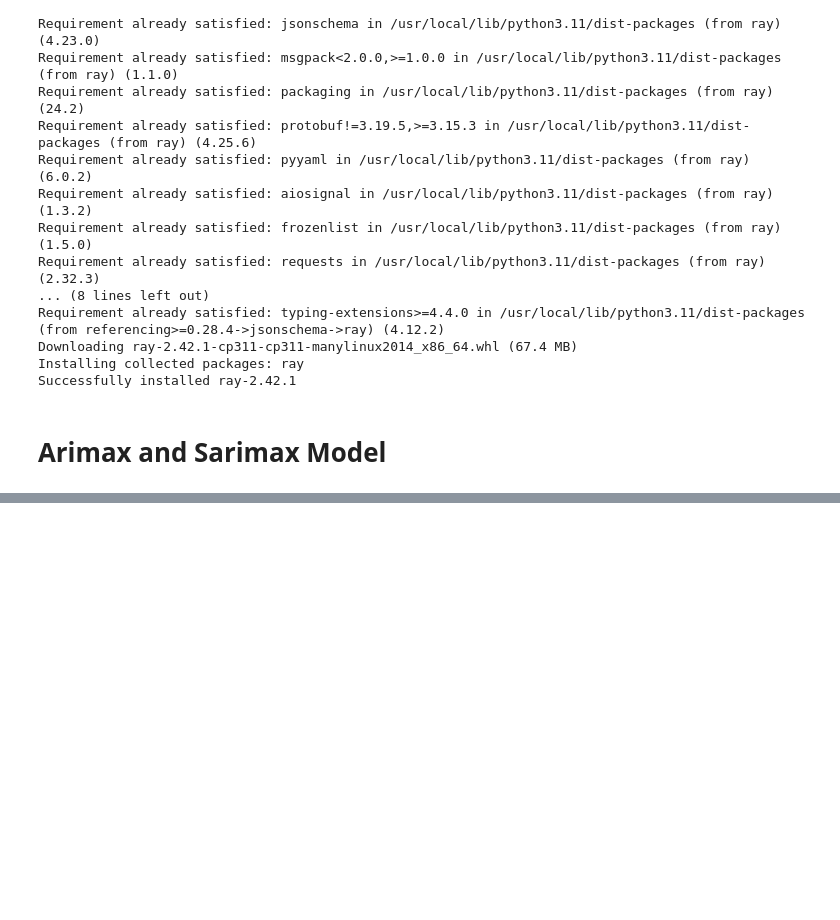
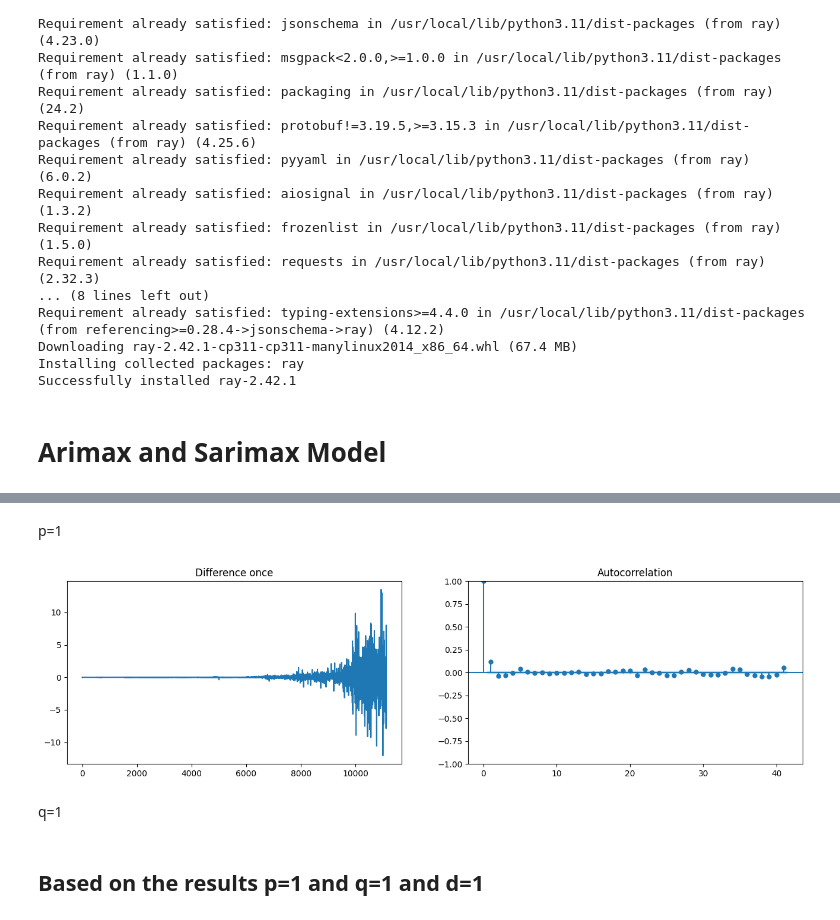
Before and after one commit to Kanchan786786/Capstone_project-, a Jupyter notebook: Capstone Models1.ipynb, the cells around one changed output, grey strips where cells are left out. Cells and saved outputs as stored; diff of their text form; code cells hidden in the pictures; blank space fills up the shorter version.

```diff
--- a/Capstone Models1.ipynb
+++ b/Capstone Models1.ipynb
@@ -1177,0 +1369,17 @@ warnings.simplefilter(action='ignore', category=pd.errors.SettingWithCopyWarning
+# %% [markdown]
+p=1
+# %%
+diff =df.High.diff().dropna()
+
+fig,(ax1,ax2) = plt.subplots(1,2, figsize=(16,4))
+
+ax1.plot(diff)
+ax1.set_title("Difference once")
+ax2.set_ylim(0,1)
+plot_acf(diff,ax=ax2);
+# %% [output]
+[figure, added]
+# %% [markdown]
+q=1
+# %% [markdown]
+## Based on the results p=1 and q=1 and d=1
```
Also changed, not shown: parts of 36 cells of this notebook.
